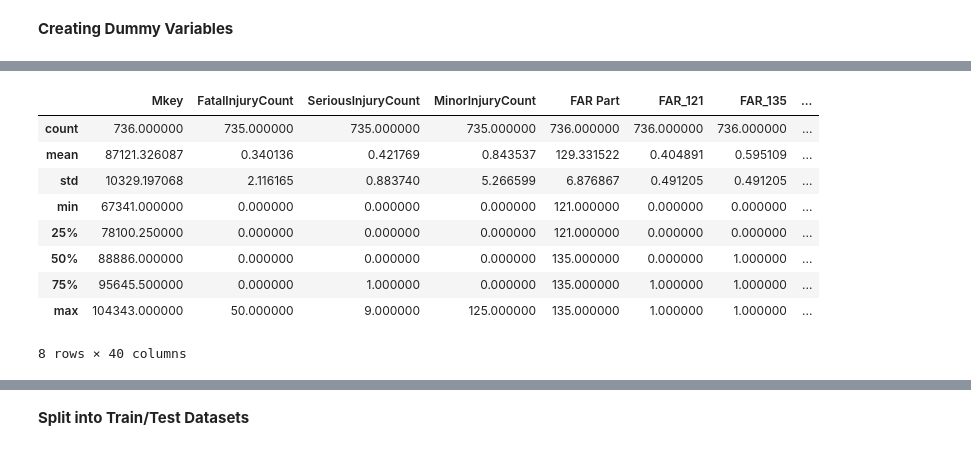
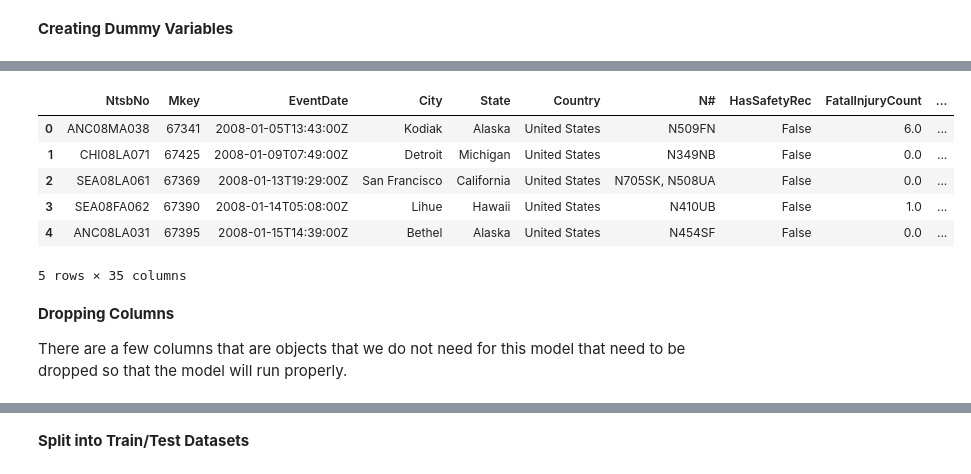
Before and after one commit to ashleyg16/Capstone2, a Jupyter notebook: Capstone 2 Pre-processing.ipynb, the cells around one changed output, grey strips where cells are left out. Saved outputs shown, nothing was run; the diff lists cells and outputs as text; code cells hidden in the pictures.

```diff
--- a/Capstone 2 Pre-processing.ipynb
+++ b/Capstone 2 Pre-processing.ipynb
@@ -105,13 +52,15 @@ df_dummies.head()
-# %%
-df_dummies.describe()
-# %% [output]
-|  | Mkey | FatalInjuryCount | SeriousInjuryCount | MinorInjuryCount | FAR Part | FAR_121 | FAR_135 | ... |
-| count | 736.000000 | 735.000000 | 735.000000 | 735.000000 | 736.000000 | 736.000000 | 736.000000 | ... |
-| mean | 87121.326087 | 0.340136 | 0.421769 | 0.843537 | 129.331522 | 0.404891 | 0.595109 | ... |
-| std | 10329.197068 | 2.116165 | 0.883740 | 5.266599 | 6.876867 | 0.491205 | 0.491205 | ... |
-| min | 67341.000000 | 0.000000 | 0.000000 | 0.000000 | 121.000000 | 0.000000 | 0.000000 | ... |
-| 25% | 78100.250000 | 0.000000 | 0.000000 | 0.000000 | 121.000000 | 0.000000 | 0.000000 | ... |
-| 50% | 88886.000000 | 0.000000 | 0.000000 | 0.000000 | 135.000000 | 0.000000 | 1.000000 | ... |
-| 75% | 95645.500000 | 0.000000 | 1.000000 | 0.000000 | 135.000000 | 1.000000 | 1.000000 | ... |
-| max | 104343.000000 | 50.000000 | 9.000000 | 125.000000 | 135.000000 | 1.000000 | 1.000000 | ... |
-8 rows × 40 columns
+# %%
+df = pd.get_dummies(df, columns = ['Region', 'FAR Part', 'HighestInjuryLevel', 'Failure_Category'])
+df.head()
+# %% [output]
+|  | NtsbNo | Mkey | EventDate | City | State | Country | N# | HasSafetyRec | FatalInjuryCount | ... |
+| 0 | ANC08MA038 | 67341 | 2008-01-05T13:43:00Z | Kodiak | Alaska | United States | N509FN | False | 6.0 | ... |
+| 1 | CHI08LA071 | 67425 | 2008-01-09T07:49:00Z | Detroit | Michigan | United States | N349NB | False | 0.0 | ... |
+| 2 | SEA08LA061 | 67369 | 2008-01-13T19:29:00Z | San Francisco | California | United States | N705SK, N508UA | False | 0.0 | ... |
+| 3 | SEA08FA062 | 67390 | 2008-01-14T05:08:00Z | Lihue | Hawaii | United States | N410UB | False | 1.0 | ... |
+| 4 | ANC08LA031 | 67395 | 2008-01-15T14:39:00Z | Bethel | Alaska | United States | N454SF | False | 0.0 | ... |
+5 rows × 35 columns
+# %% [markdown]
+**Dropping Columns**
+
+There are a few columns that are objects that we do not need for this model that need to be dropped so that the model will run properly.
```
Also changed, not shown: parts of 14 cells of this notebook, 1 other file.
